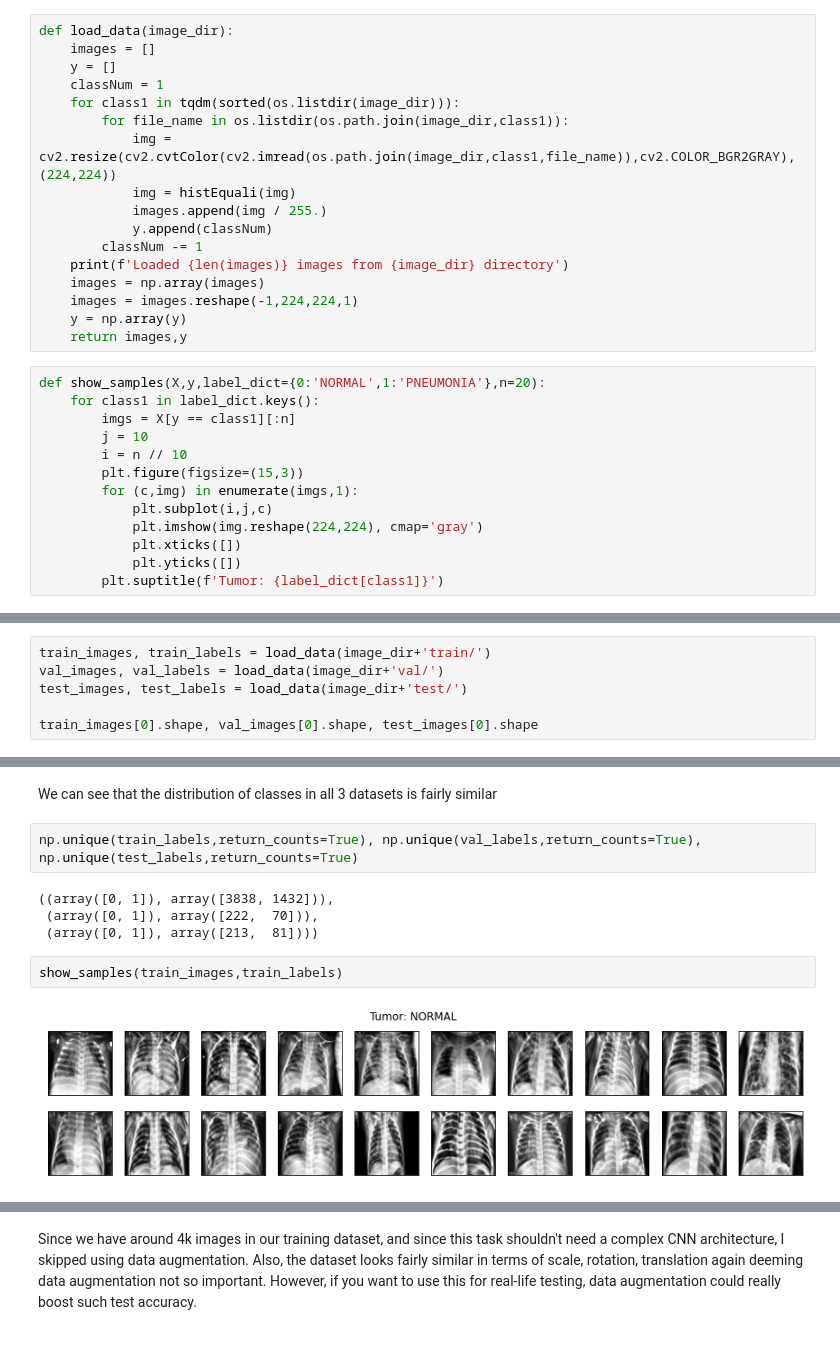
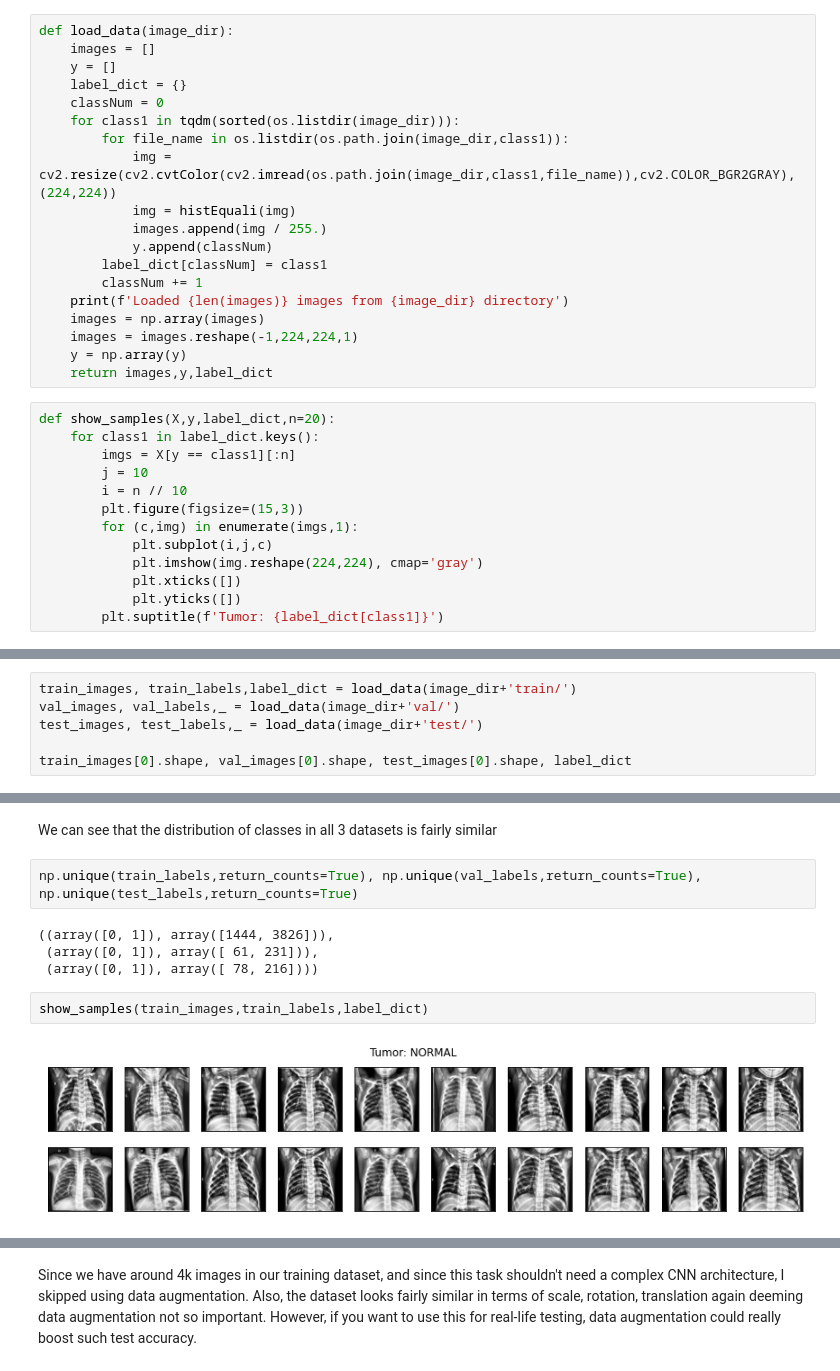
Before and after one commit to kartik2112/Chest-X-Rays-Pneumonia-Detection, a Jupyter notebook: chest-x-ray-scans-pneumonia-identification.ipynb, the cells around one changed output, grey strips where cells are left out. Saved outputs shown, nothing was run; the diff lists cells and outputs as text.

```diff
--- a/chest-x-ray-scans-pneumonia-identification.ipynb
+++ b/chest-x-ray-scans-pneumonia-identification.ipynb
@@ -46,21 +46,23 @@ def histEquali(img):
 def load_data(image_dir):
     images = []
     y = []
-    classNum = 1
+    label_dict = {}
+    classNum = 0
     for class1 in tqdm(sorted(os.listdir(image_dir))):
         for file_name in os.listdir(os.path.join(image_dir,class1)):
             img = cv2.resize(cv2.cvtColor(cv2.imread(os.path.join(image_dir,class1,file_name)),cv2.COLOR_BGR2GRAY),(224,224))
             img = histEquali(img)
             images.append(img / 255.)
             y.append(classNum)
-        classNum -= 1
+        label_dict[classNum] = class1
+        classNum += 1
     print(f'Loaded {len(images)} images from {image_dir} directory')
     images = np.array(images)
     images = images.reshape(-1,224,224,1)
     y = np.array(y)
-    return images,y
+    return images,y,label_dict
 # %%
-def show_samples(X,y,label_dict={0:'NORMAL',1:'PNEUMONIA'},n=20):
+def show_samples(X,y,label_dict,n=20):
     for class1 in label_dict.keys():
         imgs = X[y == class1][:n]
         j = 10
@@ -75,11 +77,11 @@ def show_samples(X,y,label_dict={0:'NORMAL',1:'PNEUMONIA'},n=20):
 # %% [markdown]
 We load all the images in our RAM
 # %%
-train_images, train_labels = load_data(image_dir+'train/')
-val_images, val_labels = load_data(image_dir+'val/')
-test_images, test_labels = load_data(image_dir+'test/')
+train_images, train_labels,label_dict = load_data(image_dir+'train/')
+val_images, val_labels,_ = load_data(image_dir+'val/')
+test_images, test_labels,_ = load_data(image_dir+'test/')
 
-train_images[0].shape, val_images[0].shape, test_images[0].shape
+train_images[0].shape, val_images[0].shape, test_images[0].shape, label_dict
 # %% [output]
 Loaded 5216 images from /kaggle/input/chest-xray-pneumonia/chest_xray/train/ directory
 Loaded 16 images from /kaggle/input/chest-xray-pneumonia/chest_xray/val/ directory
@@ -120,10 +122,10 @@ We can see that the distribution of classes in all 3 datasets is fairly similar
 # %%
 np.unique(train_labels,return_counts=True), np.unique(val_labels,return_counts=True), np.unique(test_labels,return_counts=True)
 # %% [output]
-((array([0, 1]), array([3838, 1432])),
- (array([0, 1]), array([222,  70])),
- (array([0, 1]), array([213,  81])))
+((array([0, 1]), array([1444, 3826])),
+ (array([0, 1]), array([ 61, 231])),
+ (array([0, 1]), array([ 78, 216])))
 # %%
-show_samples(train_images,train_labels)
+show_samples(train_images,train_labels,label_dict)
 # %% [output]
-[figure, old version]
+[figure, new version]
```
Also changed, not shown: parts of 24 cells of this notebook.
